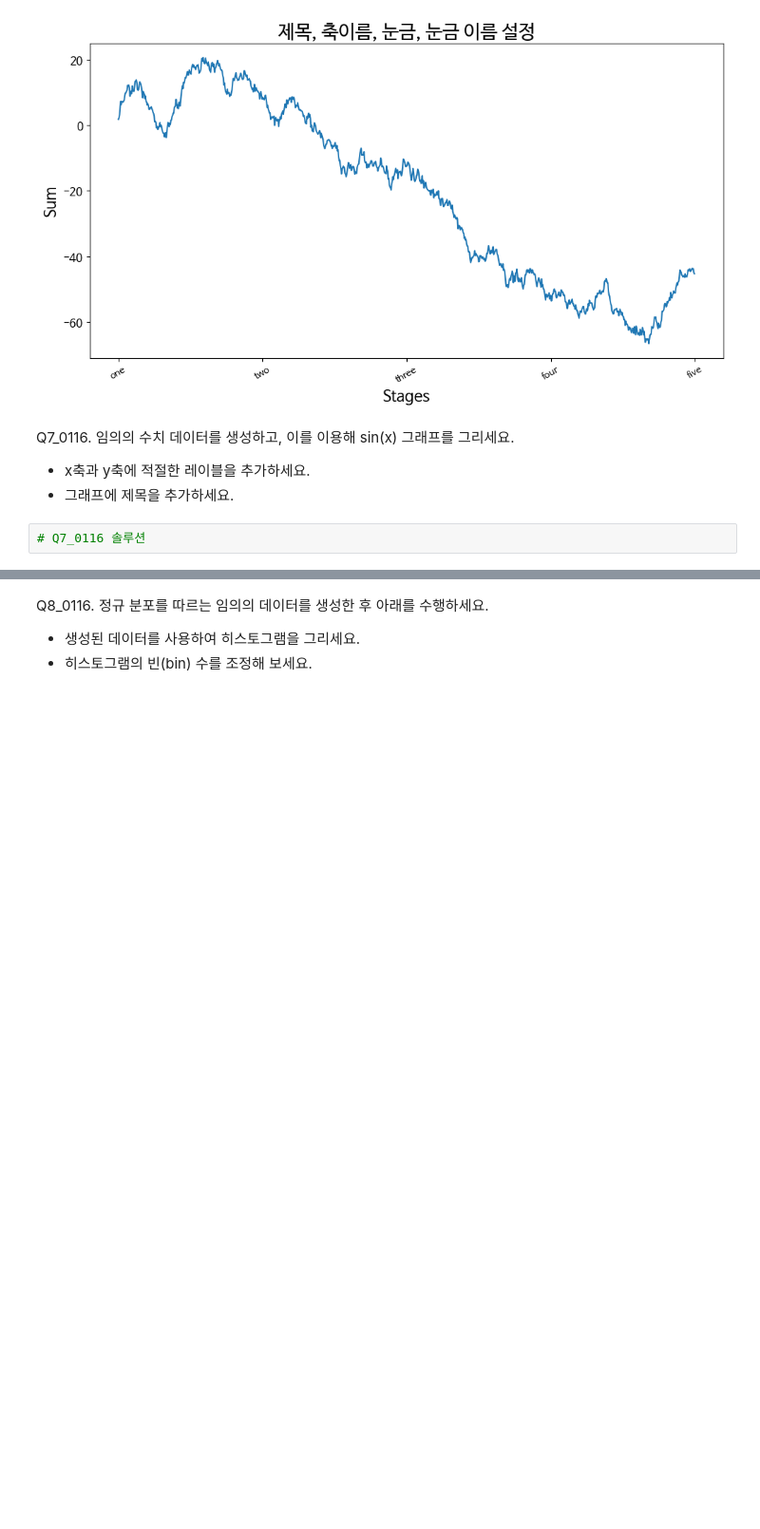
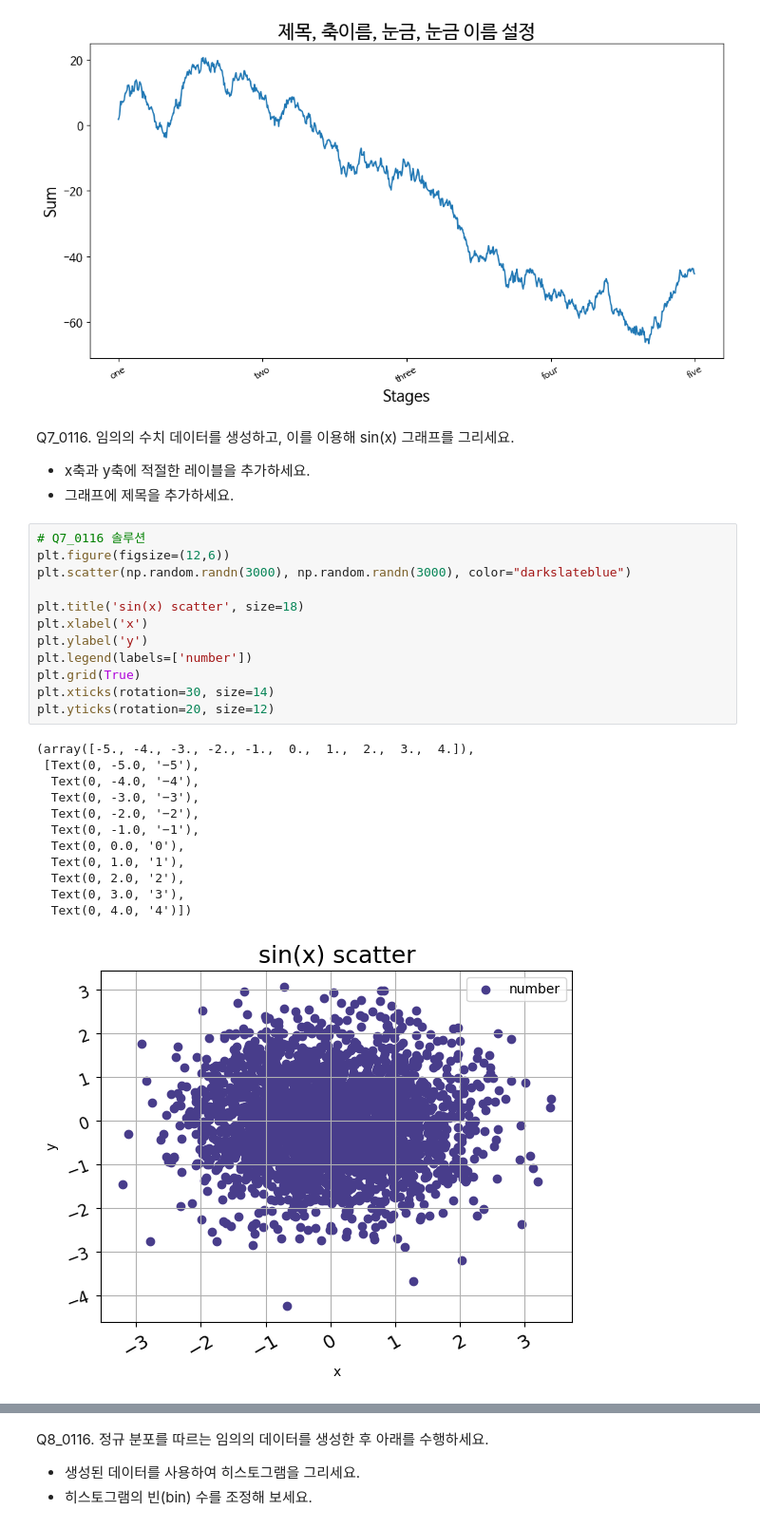
Before and after one commit to CrayonHanChan/kita_231026, a Jupyter notebook: m3_분석라이브러리/visualization/시각화1.ipynb, the cells around one changed output, grey strips where cells are left out. Shown at 95% size. Cells and saved outputs as stored; diff of their text form; blank space fills up the shorter version.

```diff
--- a/m3_분석라이브러리/visualization/시각화1.ipynb
+++ b/m3_분석라이브러리/visualization/시각화1.ipynb
@@ -979,5 +987,28 @@ plt.show()
 Q7_0116. 임의의 수치 데이터를 생성하고, 이를 이용해 sin(x) 그래프를 그리세요.
 - x축과 y축에 적절한 레이블을 추가하세요.
 - 그래프에 제목을 추가하세요.
-# %%
-# Q7_0116 솔루션
+# %%
+# Q7_0116 솔루션
+plt.figure(figsize=(12,6))
+plt.scatter(np.random.randn(3000), np.random.randn(3000), color="darkslateblue")
+
+plt.title('sin(x) scatter', size=18)
+plt.xlabel('x')
+plt.ylabel('y')
+plt.legend(labels=['number'])
+plt.grid(True)
+plt.xticks(rotation=30, size=14)
+plt.yticks(rotation=20, size=12)
+# %% [output]
+(array([-5., -4., -3., -2., -1.,  0.,  1.,  2.,  3.,  4.]),
+ [Text(0, -5.0, '−5'),
+  Text(0, -4.0, '−4'),
+  Text(0, -3.0, '−3'),
+  Text(0, -2.0, '−2'),
+  Text(0, -1.0, '−1'),
+  Text(0, 0.0, '0'),
+  Text(0, 1.0, '1'),
+  Text(0, 2.0, '2'),
+  Text(0, 3.0, '3'),
+  Text(0, 4.0, '4')])
+[figure, added]
```
Also changed, not shown: parts of 24 cells of this notebook, 3 other files.
